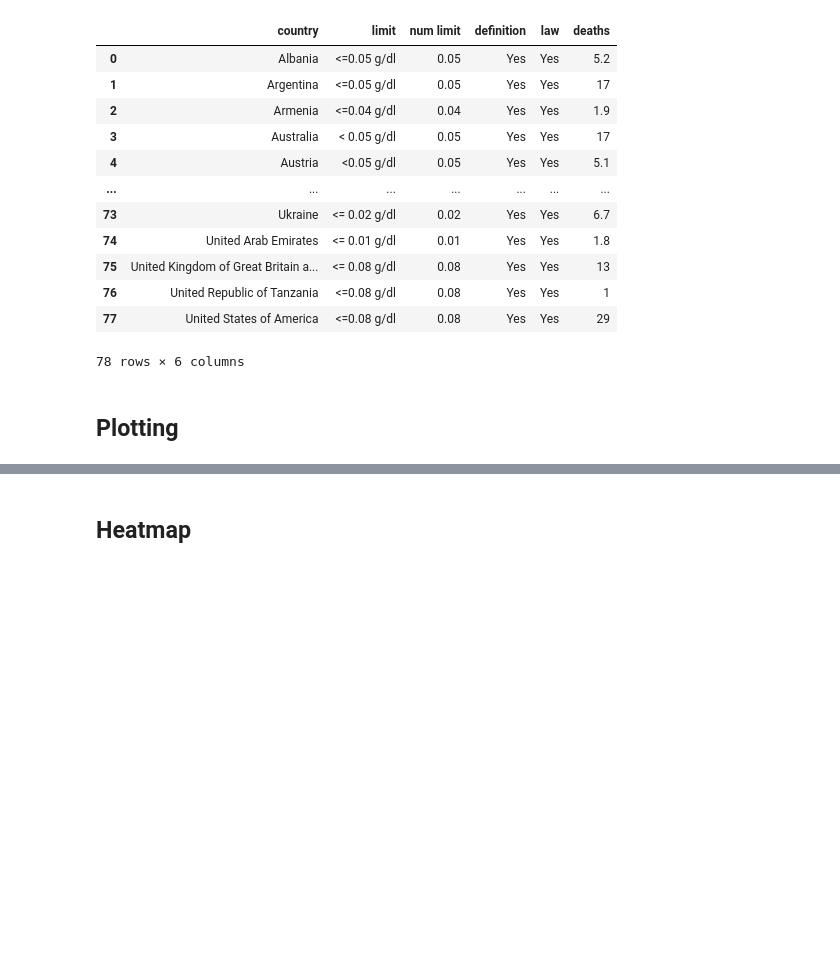
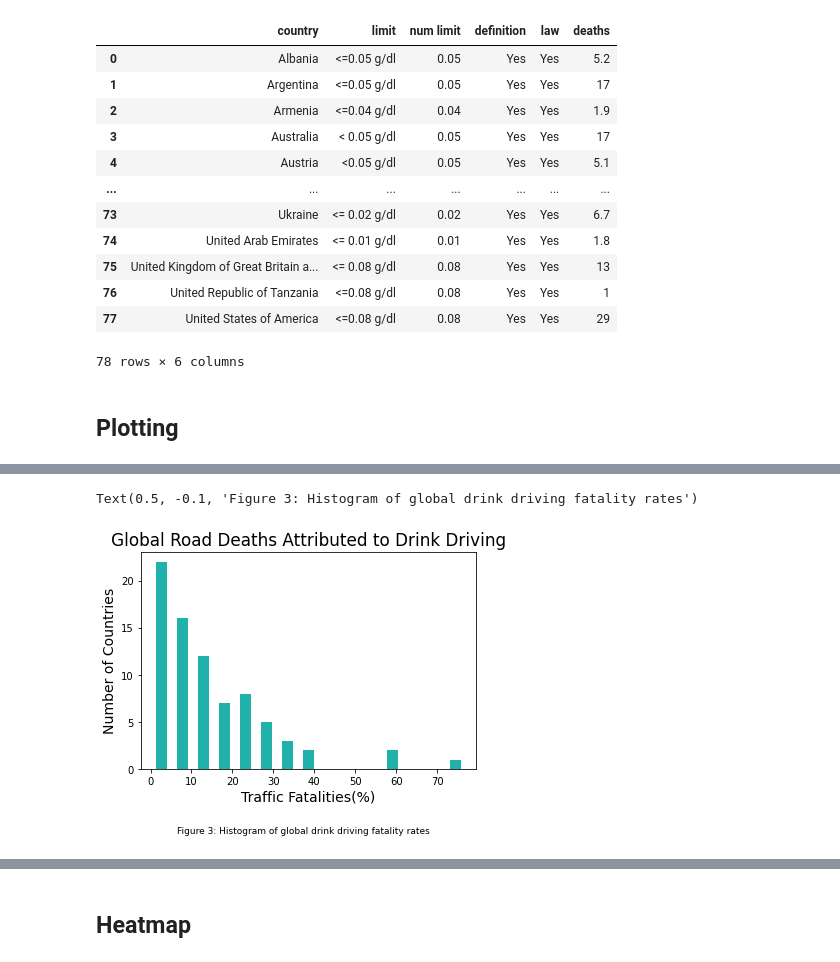
Before and after one commit to cyrusauyeungc/Project_01, a Jupyter notebook: main-seranica.ipynb, the cells around one changed output, grey strips where cells are left out. Saved outputs shown, nothing was run; the diff lists cells and outputs as text; code cells hidden in the pictures; blank space fills up the shorter version.

```diff
--- a/main-seranica.ipynb
+++ b/main-seranica.ipynb
@@ -199,2 +215,17 @@ plt.savefig("output_data/histogram.png", bbox_inches="tight")
+# %%
+y_val = finished["deaths"]
+
+plt.title("Global Road Deaths Attributed to Drink Driving")
+plt.xlabel("Traffic Fatalities(%)")
+plt.ylabel("Number of Countries")
+
+plt.hist(y_val, 15, rwidth = 0.5 , color = "lightseagreen")
+plt.savefig("output_data/histogram.png", bbox_inches="tight")
+
+txt="Figure 3: Histogram of global drink driving fatality rates"
+plt.figtext(0.5,-0.1, txt, wrap=True, horizontalalignment = 'center', fontsize = 9)
+# %% [output]
+Text(0.5, -0.1, 'Figure 3: Histogram of global drink driving fatality rates')
+[figure, added]
 # %%
 #Pie chart
```
Also changed, not shown: parts of 8 cells of this notebook, 4 other files.
